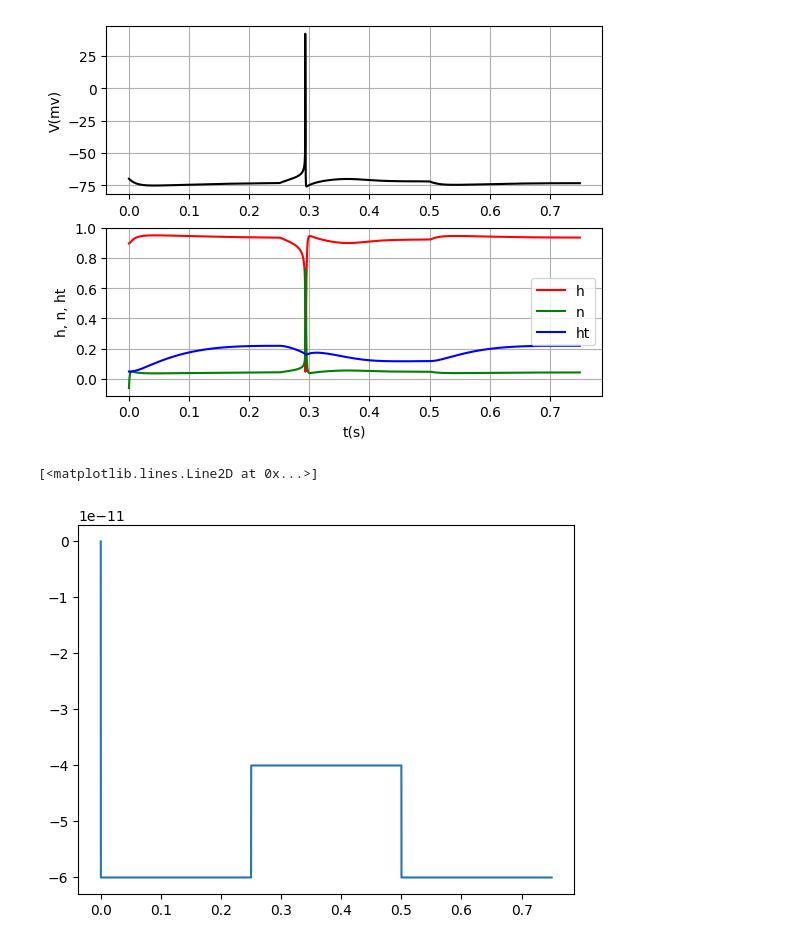
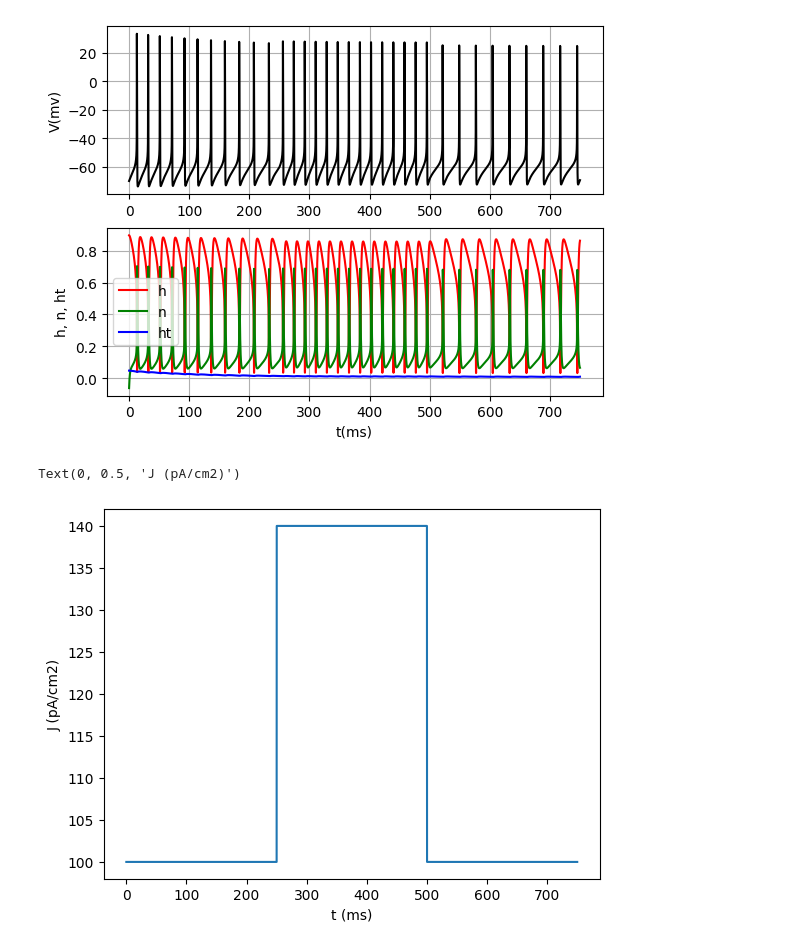
Before and after one commit to rfscorrea/listas-neurociencia-profroque, a Jupyter notebook: lista3/exercicio2.ipynb, the cells around one changed output. Saved outputs shown, nothing was run; the diff lists cells and outputs as text; code cells hidden in the pictures.

```diff
--- a/lista3/exercicio2.ipynb
+++ b/lista3/exercicio2.ipynb
@@ -48,14 +49,14 @@ valor_spike = 0.02 # valor em mV em que ocorre potencial de acao
 # %%
 # corrente injetada
 def J_inj(t):
-    J_base = (-60) * 10**-12
-    J_degrau = (20) * 10**-12
+    J_base = (100) * 10**-12
+    J_degrau = (40) * 10**-12
     J_soma = J_base + J_degrau
     ti_base = 0
     tf_base = 0.250
     ti_degrau = 0.250
     tf_degrau = 0.500
-    return J_base*(t>ti_base)-J_base*(t>tf_base)+J_soma*(t>ti_degrau)-J_soma*(t>tf_degrau)+J_base*(t>0.500)
+    return J_base*(t>=ti_base)-J_base*(t>tf_base)+J_soma*(t>ti_degrau)-J_soma*(t>tf_degrau)+J_base*(t>0.500)
 
 
 # equacoes do modelo
@@ -70,7 +71,7 @@ def dALLdt(X,t):
 # %%
 # solucao das equacoes
 X = odeint(dALLdt, [v0, h0, n0, h_t0], t)
-V = X[:,0] * 1000
+V = X[:,0]
 h = X[:,1]
 n = X[:,2]
 h_t = X[:,3]
@@ -85,22 +86,24 @@ frequencia = (num_spikes / 0.750)
 # %%
 # graficos
 plt.subplot(2,1,1)
-plt.plot(t, V, 'k')
+plt.plot(t*1000, V*1000, 'k')
 plt.grid(True)
 plt.ylabel('V(mv)')
 
 plt.subplot(2,1,2)
-plt.plot(t, h, 'r', label='h')
-plt.plot(t, n, 'g', label='n')
-plt.plot(t, h_t, 'b', label='ht')
-plt.xlabel('t(s)')
+plt.plot(t*1000, h, 'r', label='h')
+plt.plot(t*1000, n, 'g', label='n')
+plt.plot(t*1000, h_t, 'b', label='ht')
+plt.xlabel('t(ms)')
 plt.ylabel('h, n, ht')
 plt.grid(True)
 plt.legend()
 plt.show()
 
-plt.plot(t, J_inj(t))
+plt.plot(t*1000, J_inj(t) * 10**12)
+plt.xlabel('t (ms)')
+plt.ylabel('J (pA/cm2)')
 # %% [output]
-[figure, old version]
+[figure, new version]
-[<matplotlib.lines.Line2D at 0x...>]
+Text(0, 0.5, 'J (pA/cm2)')
-[figure, old version]
+[figure, new version]
```
Also changed, not shown: parts of 2 cells of this notebook, 1 other file.
